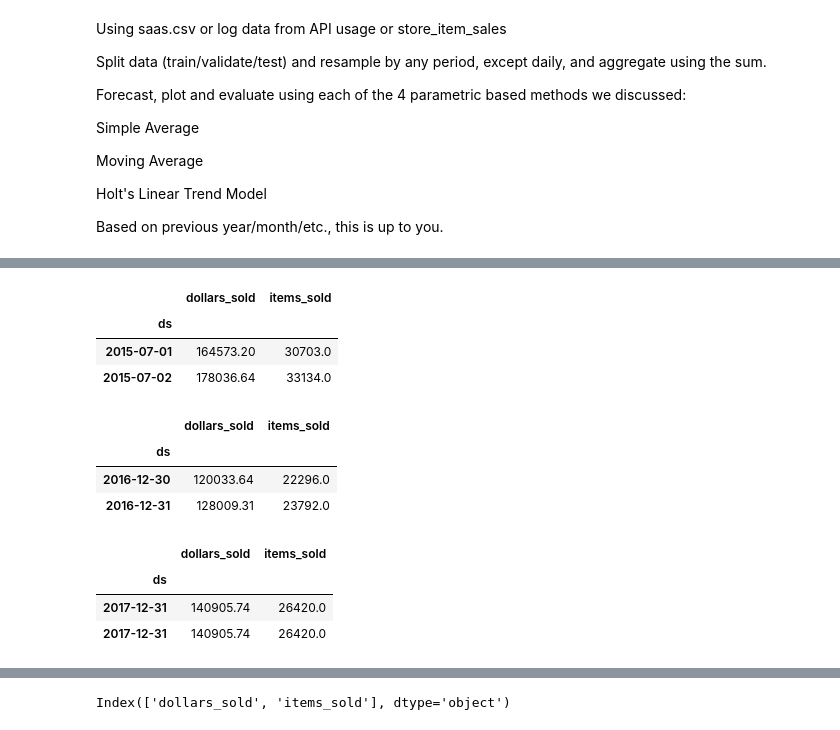
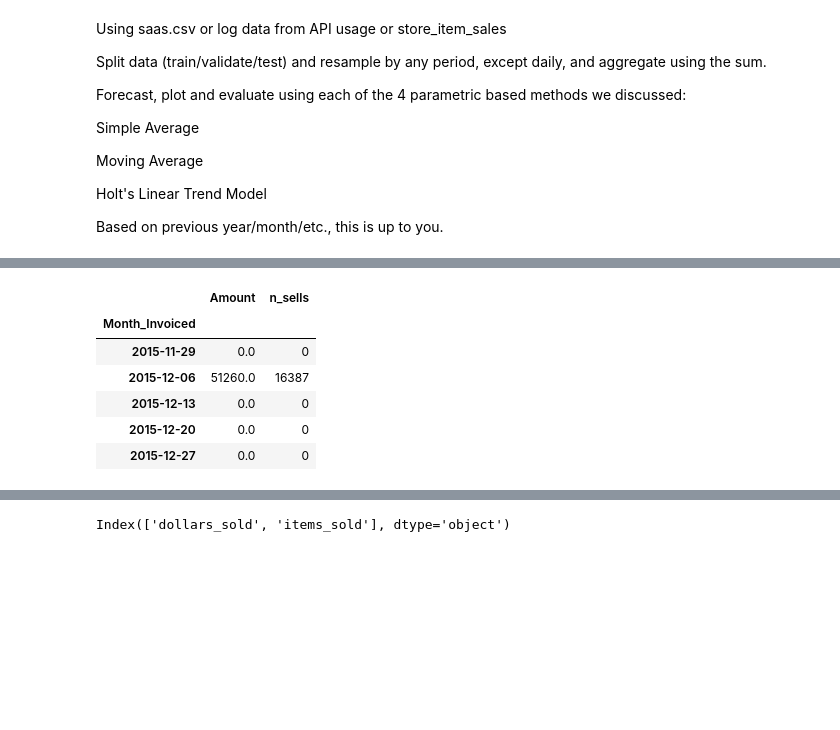
Before and after one commit to Olivert75/time-series-exercises, a Jupyter notebook: model.ipynb, the cells around one changed output, grey strips where cells are left out. Saved outputs shown, nothing was run; the diff lists cells and outputs as text; code cells hidden in the pictures; blank space fills up the shorter version.

```diff
--- a/model.ipynb
+++ b/model.ipynb
@@ -83,2 +71,3 @@ df = prep_data(df)
 # %%
-df.head()
+#set date to index
+df = p.date_to_index(df, 'Month_Invoiced')
@@ -112,3 +102,3 @@ validate_end_index
 # %%
-#Use the value to split dataframe
-df[5:10]
+# resample by any period, except daily, and aggregate using the sum.
+df_resample =df.resample('W')[['Amount']].sum()
@@ -123,7 +105,2 @@ df[5:10]
 # %%
-# train will go from 0 to 911
-train = df[: train_size]
-# validate will go from 912 to 1458
-validate = df[train_size : validate_end_index]
-# test will include 1459 to the end
-test = df[validate_end_index:]
+df_resample['n_sells'] =df.resample('W')[['Invoice_Id']].count()
@@ -130,4 +119,9 @@ test = df[validate_end_index:]
 # %%
-# is len of train + validate + test == lenght of entire dataframe.
-print(len(train) + len(validate) + len(test) == len(df))
+train = df_resample[:'2015']
+validate = df_resample['2016']
+test = df_resample['2017']
+
+print(train.shape)
+print(validate.shape)
+print(test.shape)
 # %% [output]
@@ -142,23 +141,10 @@ ds
 # %%
-#Is the last row of train the day before the first row of validate? And the same for validate to test?
-pd.concat([train.tail(1), validate.head(1)])
+train.tail()
 # %% [output]
-|  | dollars_sold | items_sold |
-| ds |  |  |
-| 2015-07-01 | 164573.20 | 30703.0 |
-| 2015-07-02 | 178036.64 | 33134.0 |
+|  | Amount | n_sells |
+| Month_Invoiced |  |  |
+| 2015-11-29 | 0.0 | 0 |
+| 2015-12-06 | 51260.0 | 16387 |
+| 2015-12-13 | 0.0 | 0 |
+| 2015-12-20 | 0.0 | 0 |
+| 2015-12-27 | 0.0 | 0 |
-# %%
-pd.concat([validate.tail(1), test.head(1)])
-# %% [output]
-|  | dollars_sold | items_sold |
-| ds |  |  |
-| 2016-12-30 | 120033.64 | 22296.0 |
-| 2016-12-31 | 128009.31 | 23792.0 |
-# %%
-#Is the last row of test the same as the last row of our original dataframe?
-pd.concat([test.tail(1), df.tail(1)])
-# %% [output]
-|  | dollars_sold | items_sold |
-| ds |  |  |
-| 2017-12-31 | 140905.74 | 26420.0 |
-| 2017-12-31 | 140905.74 | 26420.0 |
```
Also changed, not shown: parts of 28 cells of this notebook.
